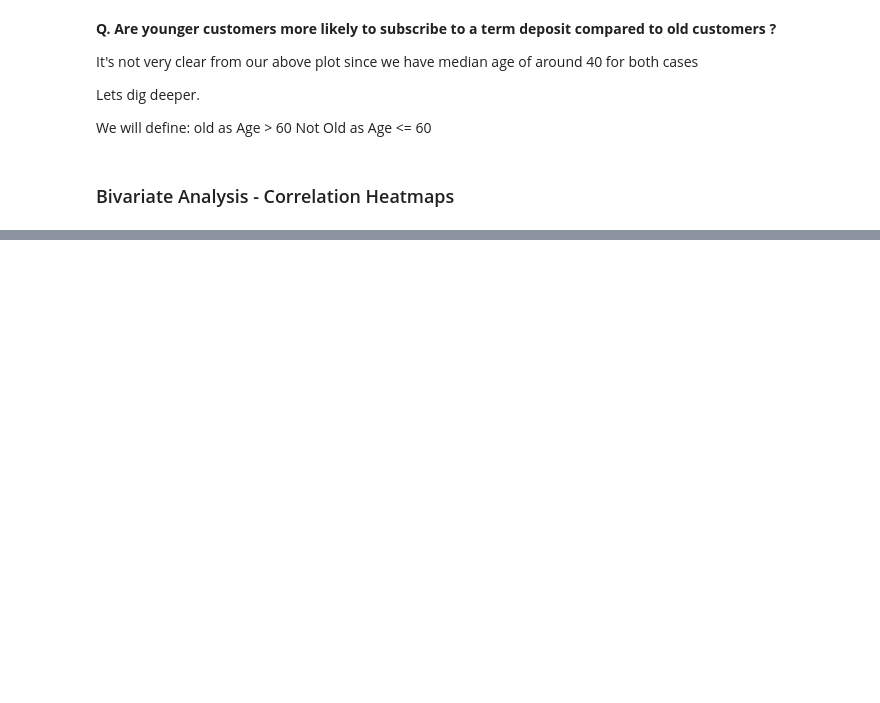
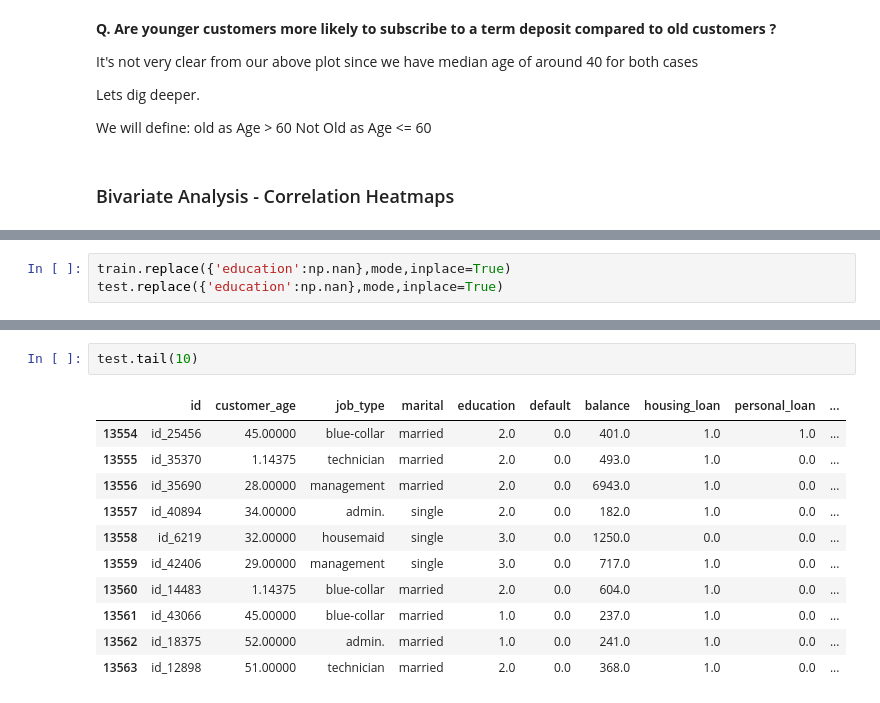
Before and after one commit to faisal-git/Intelligent_Target, a Jupyter notebook: Intelligent Targeting.ipynb, the cells around one changed output, grey strips where cells are left out. Drawn from its saved outputs; the diff is of its cells as text; blank space fills up the shorter version.

```diff
--- a/Intelligent Targeting.ipynb
+++ b/Intelligent Targeting.ipynb
@@ -501,0 +599,3 @@ _ = sns.heatmap(train[numerical].corr(), annot=True)
+# %%
+train.replace({'education':np.nan},mode,inplace=True)
+test.replace({'education':np.nan},mode,inplace=True)
@@ -501,0 +644,14 @@ _ = sns.heatmap(train[numerical].corr(), annot=True)
+# %%
+test.tail(10)
+# %% [output]
+|  | id | customer_age | job_type | marital | education | default | balance | housing_loan | personal_loan | ... |
+| 13554 | id_25456 | 45.00000 | blue-collar | married | 2.0 | 0.0 | 401.0 | 1.0 | 1.0 | ... |
+| 13555 | id_35370 | 1.14375 | technician | married | 2.0 | 0.0 | 493.0 | 1.0 | 0.0 | ... |
+| 13556 | id_35690 | 28.00000 | management | married | 2.0 | 0.0 | 6943.0 | 1.0 | 0.0 | ... |
+| 13557 | id_40894 | 34.00000 | admin. | single | 2.0 | 0.0 | 182.0 | 1.0 | 0.0 | ... |
+| 13558 | id_6219 | 32.00000 | housemaid | single | 3.0 | 0.0 | 1250.0 | 0.0 | 0.0 | ... |
+| 13559 | id_42406 | 29.00000 | management | single | 3.0 | 0.0 | 717.0 | 1.0 | 0.0 | ... |
+| 13560 | id_14483 | 1.14375 | blue-collar | married | 2.0 | 0.0 | 604.0 | 1.0 | 0.0 | ... |
+| 13561 | id_43066 | 45.00000 | blue-collar | married | 1.0 | 0.0 | 237.0 | 1.0 | 0.0 | ... |
+| 13562 | id_18375 | 52.00000 | admin. | married | 1.0 | 0.0 | 241.0 | 1.0 | 0.0 | ... |
+| 13563 | id_12898 | 51.00000 | technician | married | 2.0 | 0.0 | 368.0 | 1.0 | 0.0 | ... |
```
Also changed, not shown: parts of 55 cells of this notebook.
